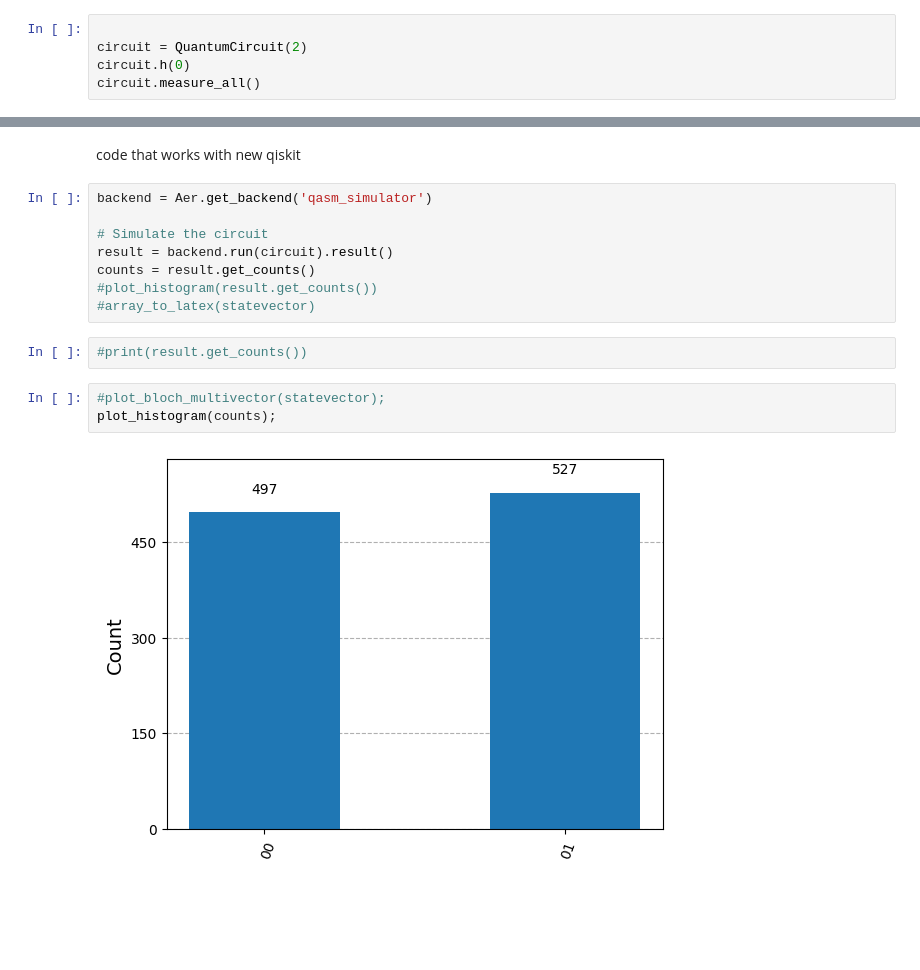
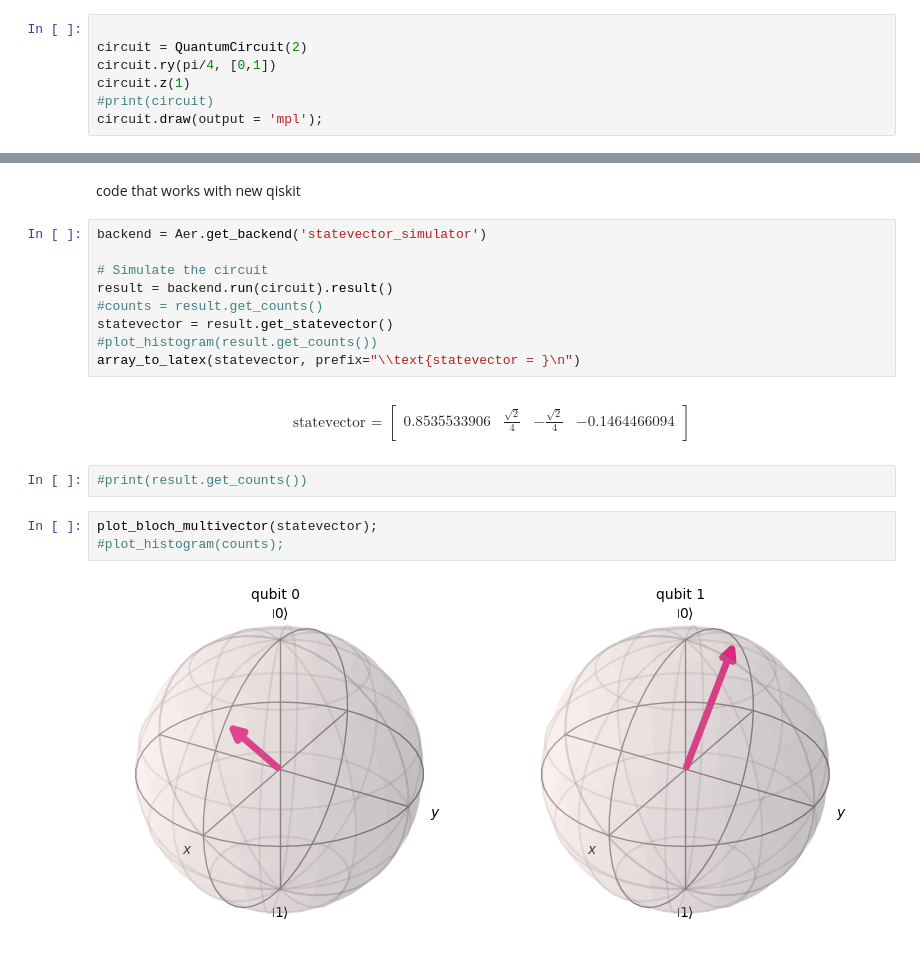
Before and after one commit to anetaaaaa/quantum-computing-fundamentals-2833097, a Jupyter notebook: exercise_file.ipynb, the cells around one changed output, grey strips where cells are left out. Cells and saved outputs as stored; diff of their text form; blank space fills up the shorter version.

```diff
--- a/exercise_file.ipynb
+++ b/exercise_file.ipynb
@@ -9,5 +10,7 @@ from qiskit_aer import Aer
 # %%
 
 circuit = QuantumCircuit(2)
-circuit.h(0)
-circuit.measure_all()
+circuit.ry(pi/4, [0,1])
+circuit.z(1)
+#print(circuit)
+circuit.draw(output = 'mpl');
@@ -20,17 +25,25 @@ outdated code
 # %% [markdown]
 code that works with new qiskit
 # %%
-backend = Aer.get_backend('qasm_simulator')
+backend = Aer.get_backend('statevector_simulator')
 
 # Simulate the circuit
 result = backend.run(circuit).result()
-counts = result.get_counts()
+#counts = result.get_counts()
+statevector = result.get_statevector()
 #plot_histogram(result.get_counts())
-#array_to_latex(statevector)
+array_to_latex(statevector, prefix="\\text{statevector = }\n")
+# %% [output]
+$$
+\text{statevector = }
+\begin{bmatrix}
+0.8535533906 & \frac{\sqrt{2}}{4} & - \frac{\sqrt{2}}{4} & -0.1464466094  \\
+ \end{bmatrix}
+$$
 # %%
 #print(result.get_counts())
 # %%
-#plot_bloch_multivector(statevector);
-plot_histogram(counts);
+plot_bloch_multivector(statevector);
+#plot_histogram(counts);
 # %% [output]
-[figure, old version]
+[figure, new version]
```
Also changed, not shown: parts of 2 cells of this notebook, 1 other file.
